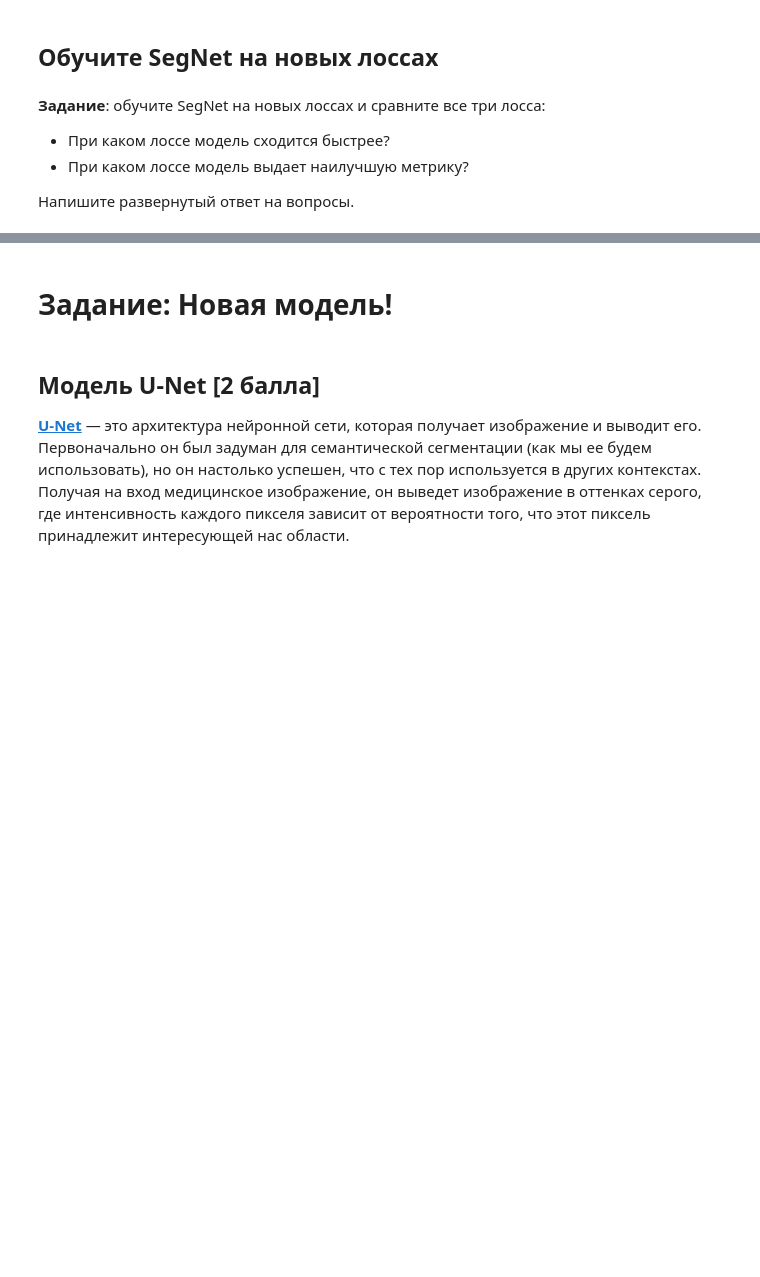
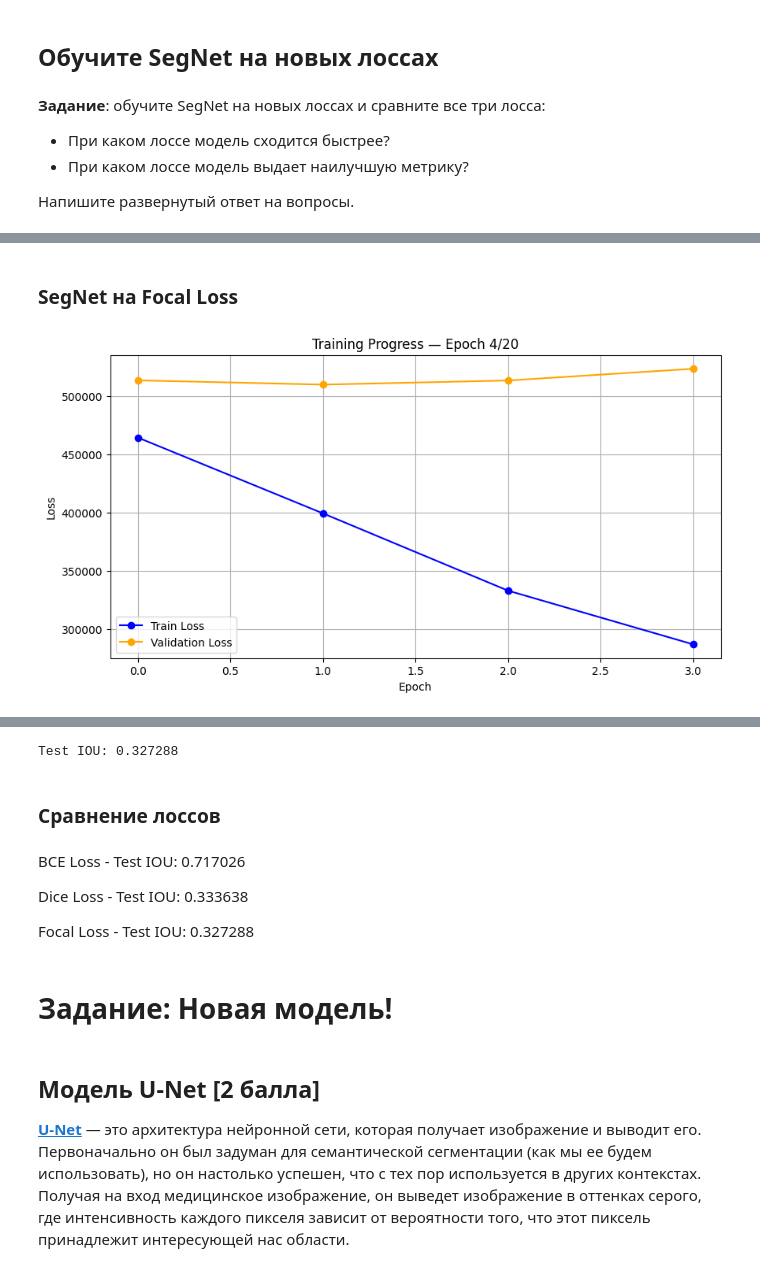
Before and after one commit to skytecat/DLS, a Jupyter notebook: hw_6_semantic_segmentation.ipynb, the cells around one changed output, grey strips where cells are left out. Drawn from its saved outputs; the diff is of its cells as text; code cells hidden in the pictures; blank space fills up the shorter version.

```diff
--- a/hw_6_semantic_segmentation.ipynb
+++ b/hw_6_semantic_segmentation.ipynb
@@ -886,11 +916,18 @@ $$\mathcal L_{focal}(y, \hat y) = (1 - p_t)^{\gamma} \mathcal L_{BCE}(y_i, \hat
 $$\mathcal L_{focal}(y, \hat y) = -\sum_i (1 - p_t)^{\gamma} \left[y_i\log\sigma(\hat y_i) + (1-y_i)\log(1-\sigma(\hat y_i))\right].$$
 
 $$\mathcal L_{focal}(y, \hat y) = -\sum_i (1 - (\sigma(\hat y_i)y_i + (1 - \sigma(\hat y_i)) (1-y_i)))^{\gamma} \left[y_i\log\sigma(\hat y_i) + (1-y_i)\log(1-\sigma(\hat y_i))\right].$$
-# %%
-def focal_loss(y_real, y_pred, eps = 1e-8, gamma = 2):
-    # TODO
-
-    return loss
+# %%
+def focal_loss(y_real, y_pred, eps = 1e-8, gamma = 2):
+    bce = F.binary_cross_entropy_with_logits(y_pred, y_real, reduction='none')
+    p = torch.sigmoid(y_pred)
+
+    # pt = p, если y=1; pt = 1-p, если y=0
+    pt = torch.where(y_real == 1, p, 1 - p)
+
+    focal_weight = (1 - pt) ** gamma
+
+    loss = focal_weight * bce
+    return loss.sum()
 # %% [markdown]
 Проверка корректности функции:
 # %%
@@ -922,0 +995,21 @@ assert sigmoid_focal_loss(dummpy_sample['logits'], dummpy_sample['labels'], alph
+# %% [markdown]
+### SegNet на Focal Loss
+# %%
+device = torch.device("cuda" if torch.cuda.is_available() else "cpu")
+model = SegNet(in_channels=3, out_channels=1).to(device)
+optimizer = torch.optim.Adam(model.parameters(), lr=1e-4)
+loss_fn = focal_loss
+
+train_losses_focal, val_losses_focal = train(
+    model=model,
+    train_loader=train_dataloader,
+    valid_loader=valid_dataloader,
+    optimizer=optimizer,
+    device=device,
+    loss_func=loss_fn,
+    num_epochs=20,
+    patience=2,
+    best_model_path="best_segnet_focal.pth"
+)
+# %% [output]
+[figure, added]
@@ -923,3 +1018,20 @@ assert sigmoid_focal_loss(dummpy_sample['logits'], dummpy_sample['labels'], alph
+# %%
+model = SegNet(in_channels=3, out_channels=1)
+
+# Запускаем тест
+test_loss_focal, test_iou_focal = test(model, test_dataloader, device, loss_func=focal_loss,checkpoint_path='best_segnet_focal.pth')
+print(f"Test IOU: {test_iou_focal:.6f}")
+# %% [output]
+Test IOU: 0.327288
+# %% [markdown]
+### Сравнение лоссов
+# %% [markdown]
+
+BCE Loss - Test IOU: 0.717026
+
+Dice Loss - Test IOU: 0.333638
+
+Focal Loss - Test IOU: 0.327288
 # %% [markdown]
 # Задание: Новая модель!
 # %% [markdown]
```
Also changed, not shown: parts of 17 cells of this notebook.
